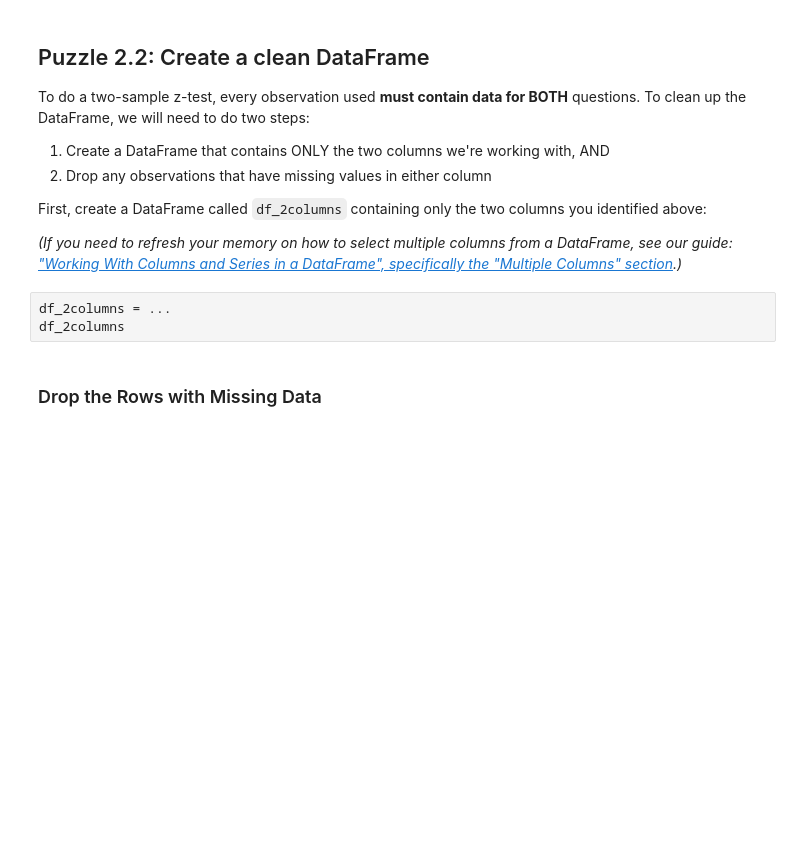
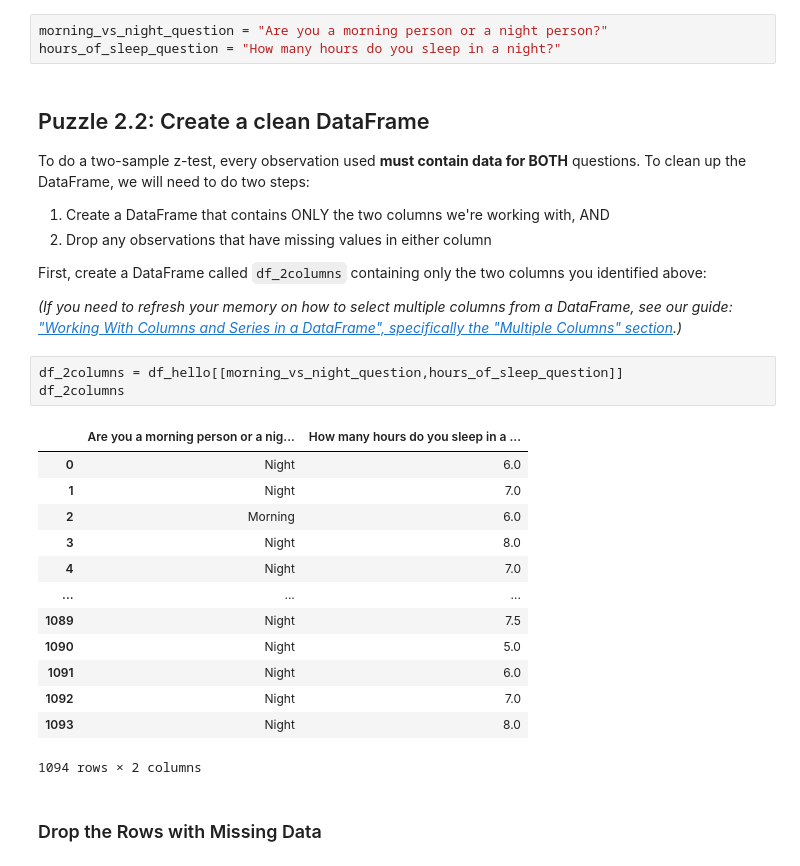
Before and after one commit to 168904578/hongyuq2, a Jupyter notebook: lab_hypothesis_tests/lab_hypothesis_tests.ipynb, the cells around one changed output. Saved outputs shown, nothing was run; the diff lists cells and outputs as text; blank space fills up the shorter version.

```diff
--- a/lab_hypothesis_tests/lab_hypothesis_tests.ipynb
+++ b/lab_hypothesis_tests/lab_hypothesis_tests.ipynb
@@ -257,3 +297,6 @@ hours_of_sleep_question = ...
+# %%
+morning_vs_night_question = "Are you a morning person or a night person?"
+hours_of_sleep_question = "How many hours do you sleep in a night?"
 # %% [markdown]
 ## Puzzle 2.2: Create a clean DataFrame
 
@@ -266,8 +309,22 @@ First, create a DataFrame called `df_2columns` containing only the two columns y
 
 *(If you need to refresh your memory on how to select multiple columns from a DataFrame, see our guide: ["Working With Columns and Series in a DataFrame", specifically the "Multiple Columns" section](https://discovery.cs.illinois.edu/guides/DataFrame-Fundamentals/working-with-columns-and-series-in-dataframes/#Creating-a-DataFrame-With-a-Subset-of-Columns).)*
 # %%
-df_2columns = ...
+df_2columns = df_hello[[morning_vs_night_question,hours_of_sleep_question]]
 df_2columns
+# %% [output]
+|  | Are you a morning person or a nig... | How many hours do you sleep in a ... |
+| 0 | Night | 6.0 |
+| 1 | Night | 7.0 |
+| 2 | Morning | 6.0 |
+| 3 | Night | 8.0 |
+| 4 | Night | 7.0 |
+| ... | ... | ... |
+| 1089 | Night | 7.5 |
+| 1090 | Night | 5.0 |
+| 1091 | Night | 6.0 |
+| 1092 | Night | 7.0 |
+| 1093 | Night | 8.0 |
+1094 rows × 2 columns
 # %% [markdown]
 ### Drop the Rows with Missing Data
 # %% [markdown]
```
Also changed, not shown: parts of 41 cells of this notebook, 1 other file.
